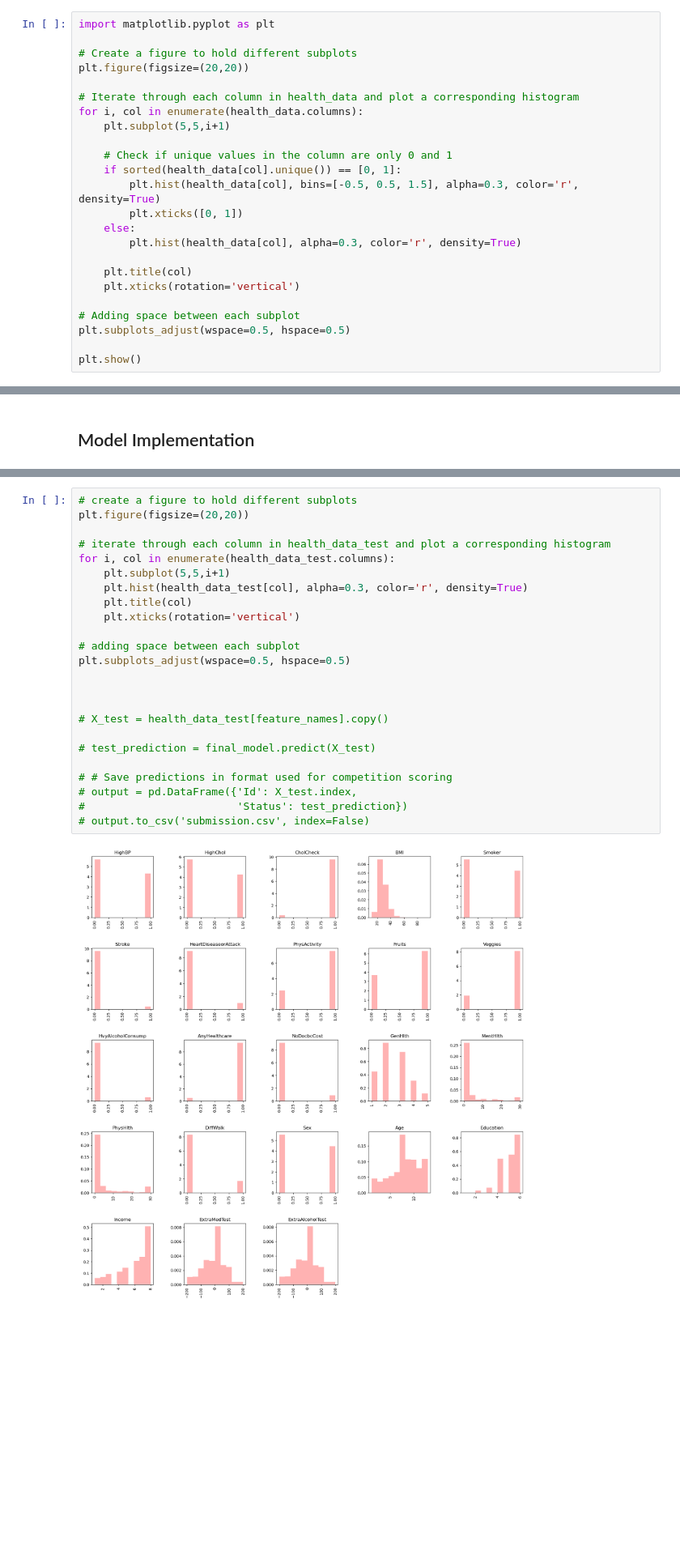
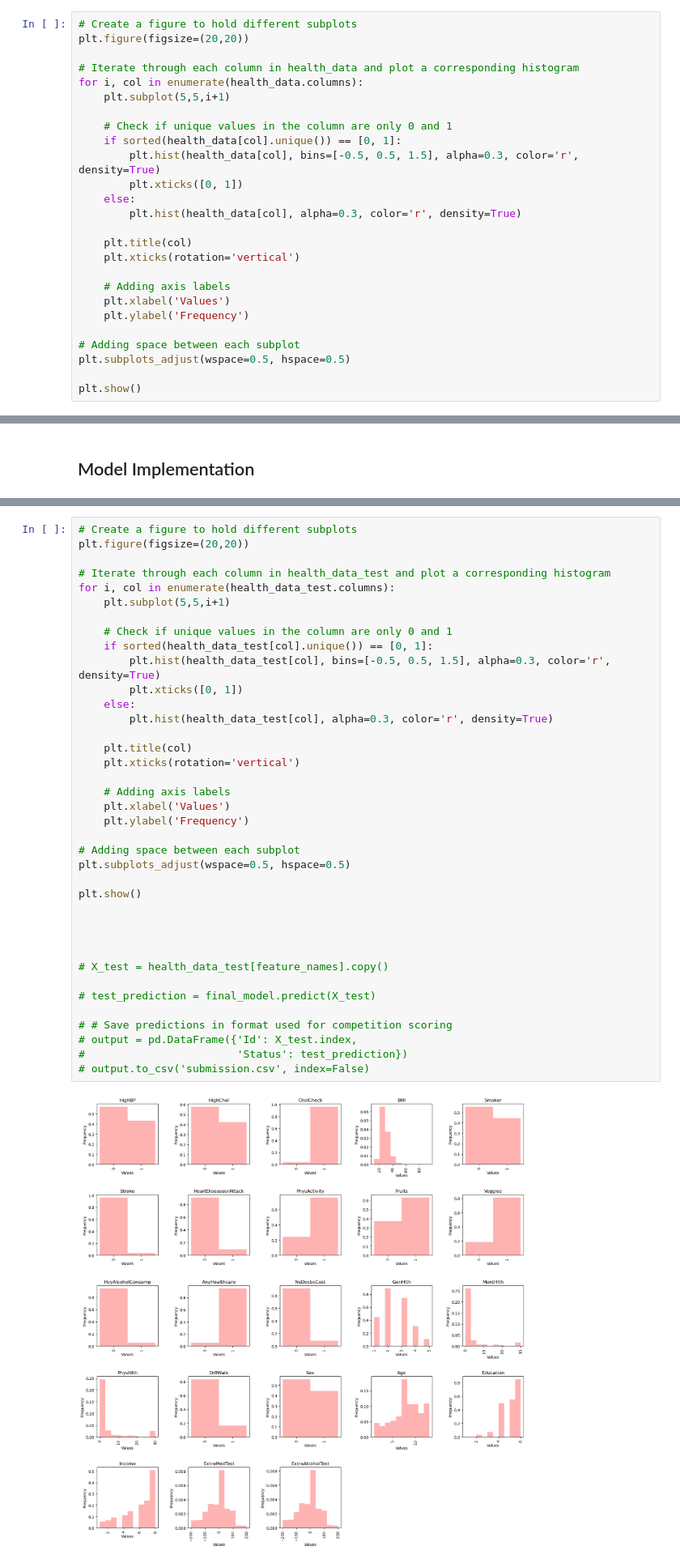
Before and after one commit to ThaiHoangDang/ObesityDetection, a Jupyter notebook: script.ipynb, the cells around one changed output, grey strips where cells are left out. Shown at 81% size. Cells and saved outputs as stored; diff of their text form; blank space fills up the shorter version.

```diff
--- a/script.ipynb
+++ b/script.ipynb
@@ -119,8 +141,6 @@ memory usage: 38.7 MB
 # %% [markdown]
 In addition to features provided by Pandas, we can also use `Matplotlib` and `Seaborn` to visualize different attributes in the dataset. We will begin by plotting the `histogram` charts to see the data distribution of each attribute
 # %%
-import matplotlib.pyplot as plt
-
 # Create a figure to hold different subplots
 plt.figure(figsize=(20,20))
 
@@ -138,6 +158,10 @@ for i, col in enumerate(health_data.columns):
     plt.title(col)
     plt.xticks(rotation='vertical')
 
+    # Adding axis labels
+    plt.xlabel('Values')
+    plt.ylabel('Frequency')
+
 # Adding space between each subplot
 plt.subplots_adjust(wspace=0.5, hspace=0.5)
 
@@ -383,28 +428,42 @@ Data columns (total 23 columns):
 dtypes: int64(23)
 memory usage: 9.3 MB
 # %%
-# create a figure to hold different subplots
+# Create a figure to hold different subplots
 plt.figure(figsize=(20,20))
 
-# iterate through each column in health_data_test and plot a corresponding histogram
+# Iterate through each column in health_data_test and plot a corresponding histogram
 for i, col in enumerate(health_data_test.columns):
     plt.subplot(5,5,i+1)
-    plt.hist(health_data_test[col], alpha=0.3, color='r', density=True)
+
+    # Check if unique values in the column are only 0 and 1
+    if sorted(health_data_test[col].unique()) == [0, 1]:
+        plt.hist(health_data_test[col], bins=[-0.5, 0.5, 1.5], alpha=0.3, color='r', density=True)
+        plt.xticks([0, 1])
+    else:
+        plt.hist(health_data_test[col], alpha=0.3, color='r', density=True)
+
     plt.title(col)
     plt.xticks(rotation='vertical')
 
-# adding space between each subplot
+    # Adding axis labels
+    plt.xlabel('Values')
+    plt.ylabel('Frequency')
+
+# Adding space between each subplot
 plt.subplots_adjust(wspace=0.5, hspace=0.5)
+
+plt.show()
+
 
 
 
 # X_test = health_data_test[feature_names].copy()
 
 # test_prediction = final_model.predict(X_test)
 
 # # Save predictions in format used for competition scoring
 # output = pd.DataFrame({'Id': X_test.index,
 #                        'Status': test_prediction})
 # output.to_csv('submission.csv', index=False)
 # %% [output]
-[figure, old version]
+[figure, new version]
```
Also changed, not shown: parts of 10 cells of this notebook, 1 other file.
